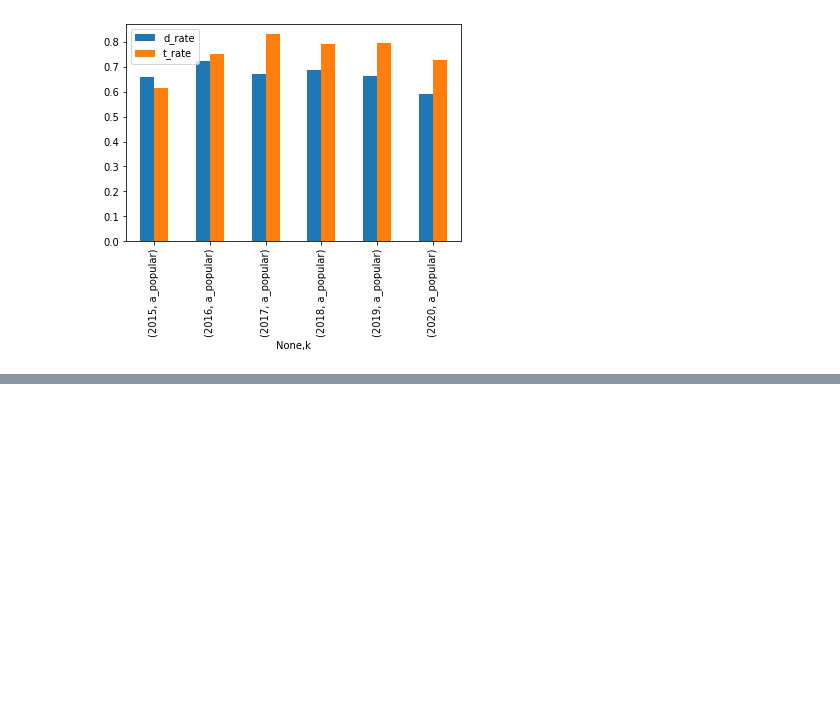
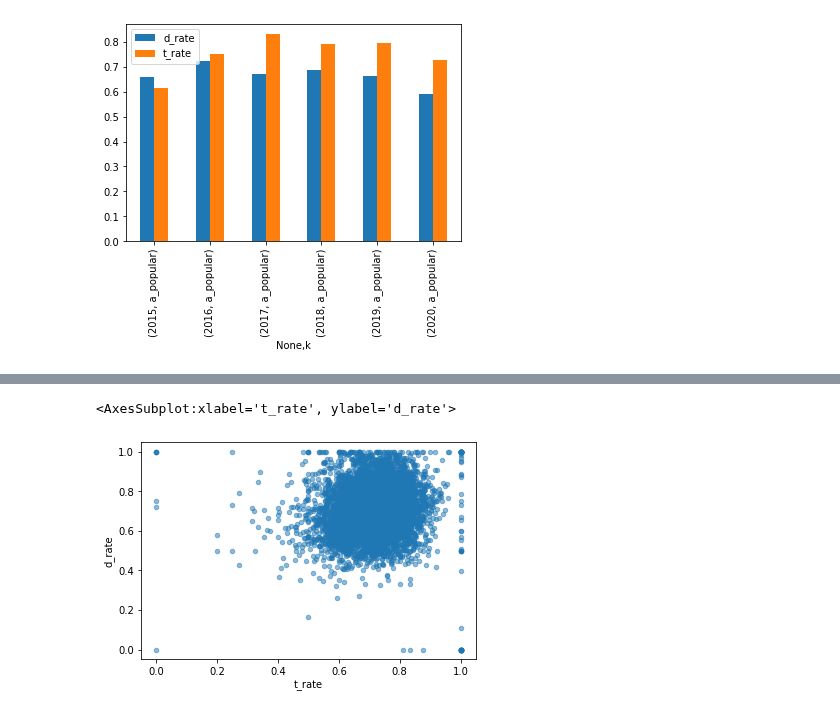
Before and after one commit to codecadre/imt-pass-rates, a Jupyter notebook: demo.ipynb, the cells around one changed output, grey strips where cells are left out. Cells and saved outputs as stored; diff of their text form; code cells hidden in the pictures; blank space fills up the shorter version.

```diff
--- a/demo.ipynb
+++ b/demo.ipynb
@@ -23,3 +23,8 @@ T.loc['2020'].plot.scatter(x="d_scheduled", y="d_rate", alpha=0.5)
 #table2017.loc[table2017['k'].str.contains('armando_vitor'),:]
 #table2017.loc[table2017['k'].str.contains('carcavelos'),:]# seguranca maxima
 #table2017.loc[table2017['k'].str.contains('cecaco'),:]
+# %%
+T.plot.scatter(x="t_rate", y="d_rate", alpha=0.5)
+# %% [output]
+<AxesSubplot:xlabel='t_rate', ylabel='d_rate'>
+[figure, added]
```
Also changed, not shown: parts of 1 cell of this notebook, 1 other file.
